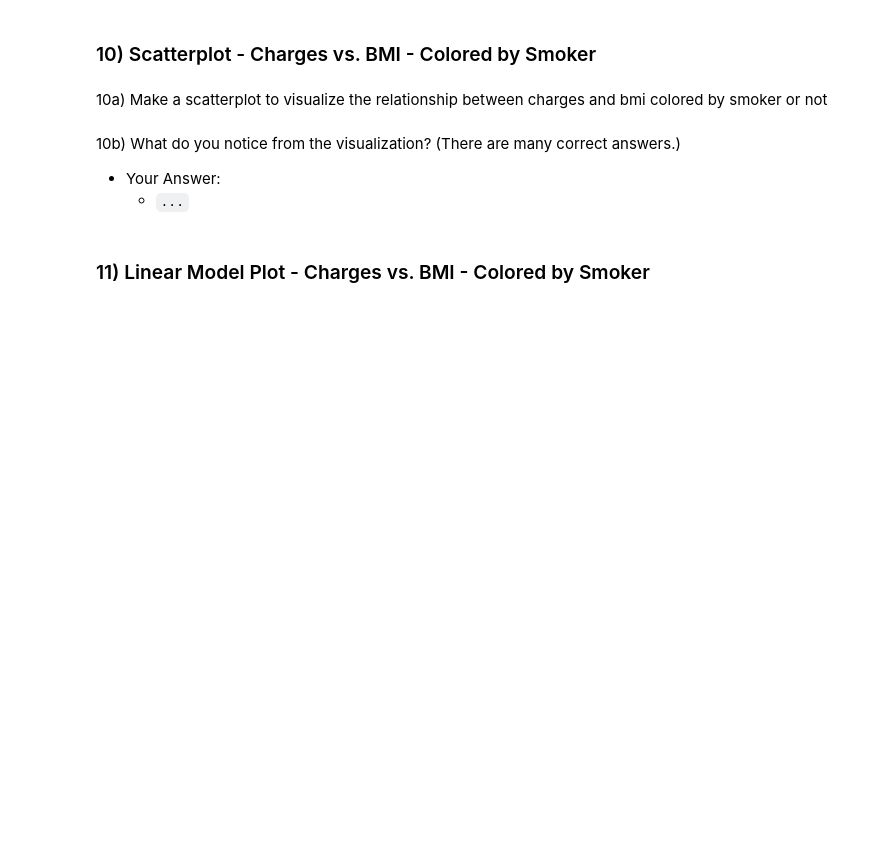
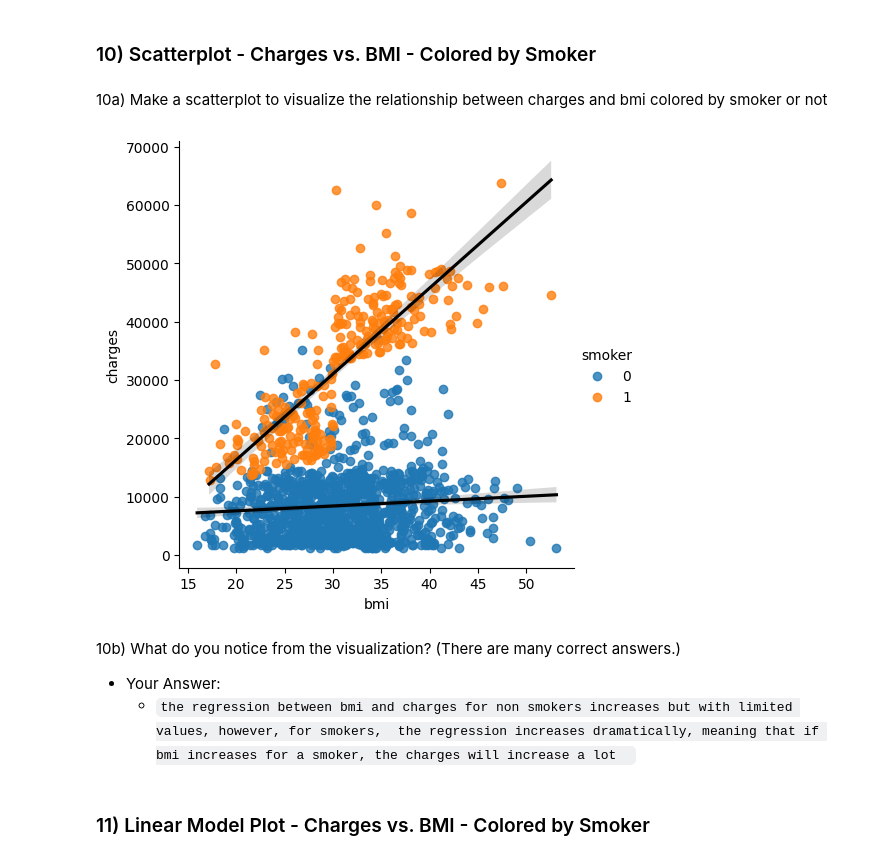
Before and after one commit to fadi-theodory/Prediction-of-Product-Sales, a Jupyter notebook: Data_Visualization_Core_Starter_Notebook.ipynb, the cells around one changed output. Saved outputs shown, nothing was run; the diff lists cells and outputs as text; code cells hidden in the pictures; blank space fills up the shorter version.

```diff
--- a/Data_Visualization_Core_Starter_Notebook.ipynb
+++ b/Data_Visualization_Core_Starter_Notebook.ipynb
@@ -215,11 +215,15 @@ ax = sns.regplot(data=df, x="bmi", y="charges",line_kws=line_kws);
 10a) Make a scatterplot to visualize the relationship between charges and bmi colored by smoker or not
 # %%
 # Make a scatterplot of bmi vs charges, colored by smoker
+line_kws = dict(color='black')
+ax = sns.lmplot(data=df, x="bmi", y="charges", hue ="smoker",line_kws=line_kws);
+# %% [output]
+[figure, added]
 # %% [markdown]
 10b) What do you notice from the visualization? (There are many correct answers.)
 
 - Your Answer:
-  - `...`
+  - `the regression between bmi and charges for non smokers increases but with limited values, however, for smokers,  the regression increases dramatically, meaning that if bmi increases for a smoker, the charges will increase a lot  `
 # %% [markdown]
 ### 11\)  Linear Model Plot - Charges vs. BMI - Colored by Smoker
 # %% [markdown]
```
